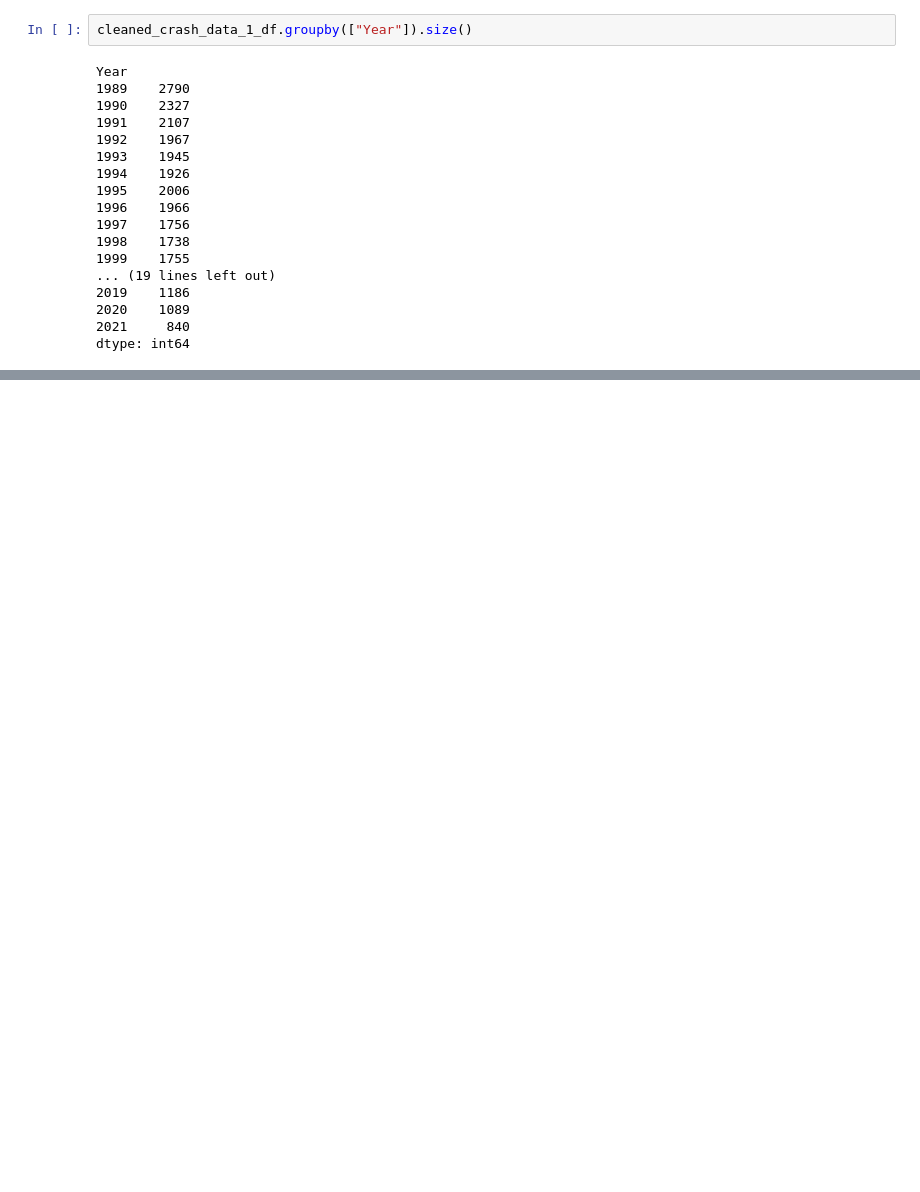
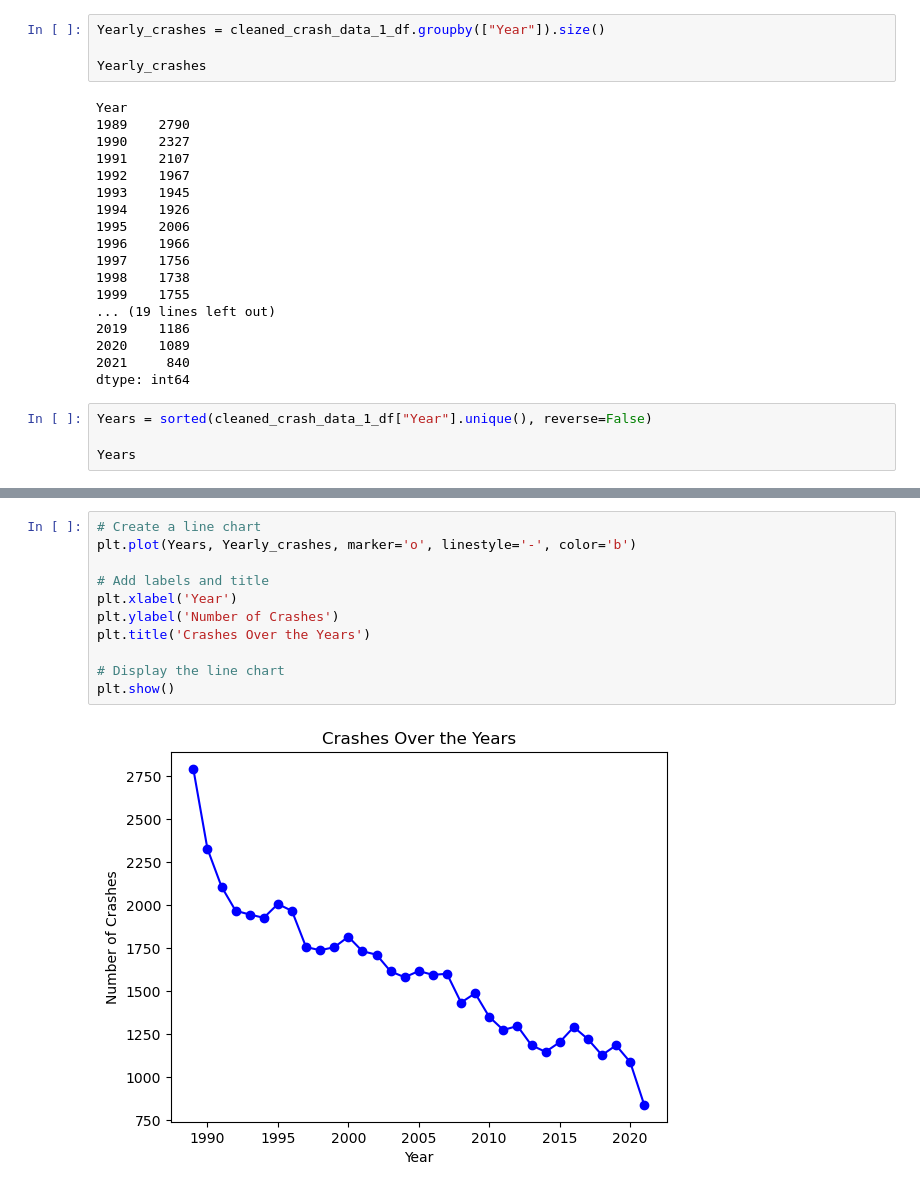
Before and after one commit to Kapedes/project-1-group-2, a Jupyter notebook: Project_1.ipynb, the cells around one changed output, grey strips where cells are left out. Drawn from its saved outputs; the diff is of its cells as text; blank space fills up the shorter version.

```diff
--- a/Project_1.ipynb
+++ b/Project_1.ipynb
@@ -146,7 +147,9 @@ See the caveats in the documentation: https://pandas.pydata.org/pandas-docs/stab
 | 52842 | TAS | 1 | 1989 | 12:40 | Tuesday | Weekday | Day | Passenger | Female | 40_to_64 | ... |
 52694 rows × 12 columns
 # %%
-cleaned_crash_data_1_df.groupby(["Year"]).size()
+Yearly_crashes = cleaned_crash_data_1_df.groupby(["Year"]).size()
+
+Yearly_crashes
 # %% [output]
 Year
 1989    2790
@@ -165,3 +168,7 @@ Year
 2020    1089
 2021     840
 dtype: int64
+# %%
+Years = sorted(cleaned_crash_data_1_df["Year"].unique(), reverse=False)
+
+Years
@@ -168 +193,14 @@ dtype: int64
+# %%
+# Create a line chart
+plt.plot(Years, Yearly_crashes, marker='o', linestyle='-', color='b')
+
+# Add labels and title
+plt.xlabel('Year')
+plt.ylabel('Number of Crashes')
+plt.title('Crashes Over the Years')
+
+# Display the line chart
+plt.show()
+# %% [output]
+[figure, added]
 # %%
```
Also changed, not shown: parts of 10 cells of this notebook, 1 other file.
